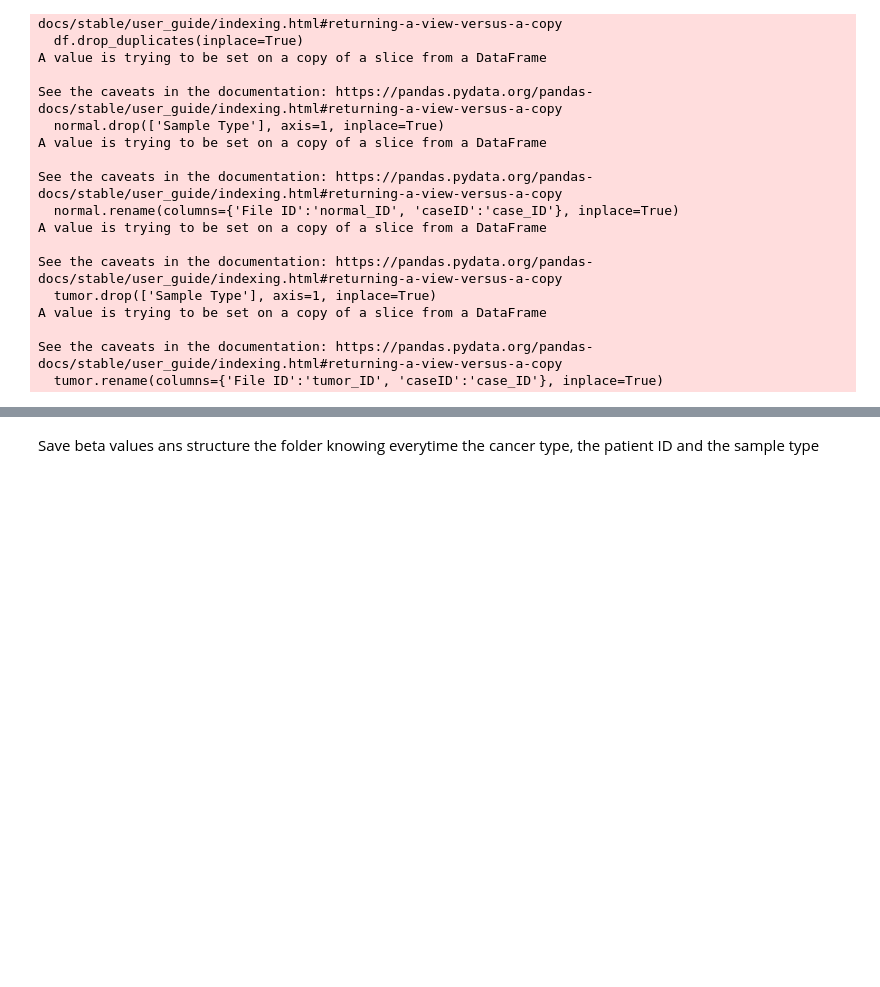
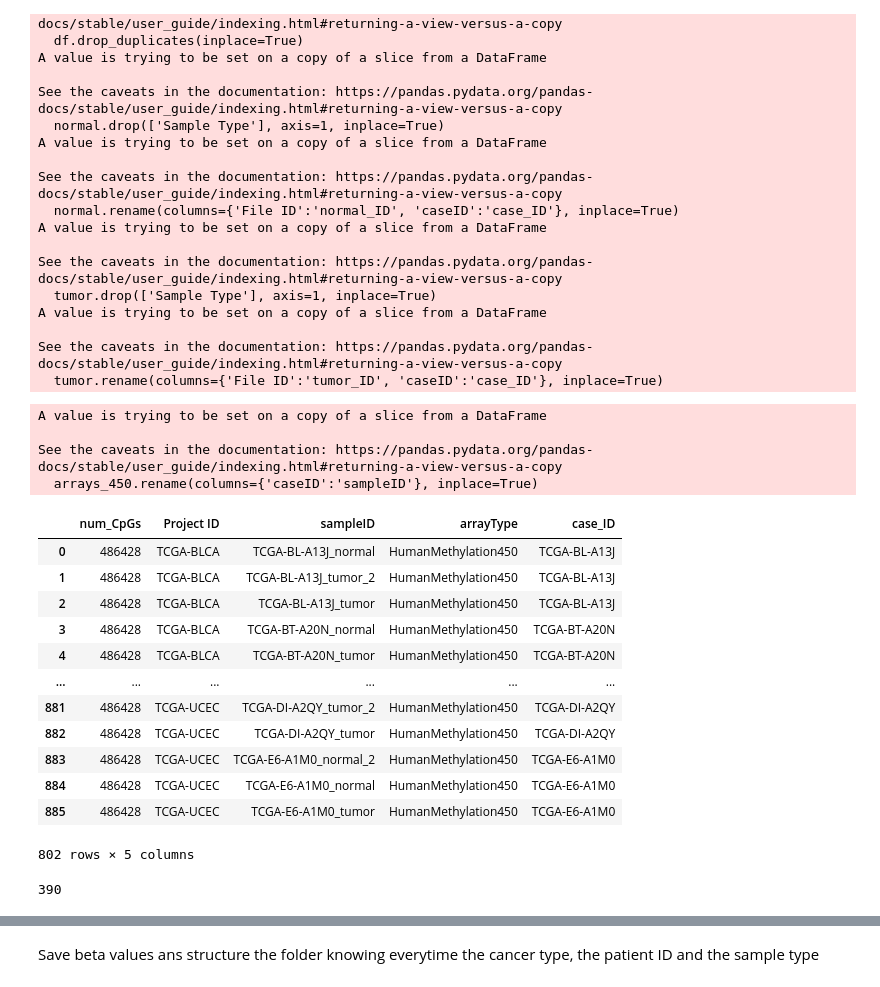
Before and after one commit to MartaEspinosa/TCGAmethylation, a Jupyter notebook: 0_preprocessing.ipynb, the cells around one changed output, grey strips where cells are left out. Cells and saved outputs as stored; diff of their text form; code cells hidden in the pictures; blank space fills up the shorter version.

```diff
--- a/0_preprocessing.ipynb
+++ b/0_preprocessing.ipynb
@@ -67,3 +68,46 @@ A value is trying to be set on a copy of a slice from a DataFrame
 
 See the caveats in the documentation: https://pandas.pydata.org/pandas-docs/stable/user_guide/indexing.html#returning-a-view-versus-a-copy
   tumor.rename(columns={'File ID':'tumor_ID', 'caseID':'case_ID'}, inplace=True)
+# %%
+# now only with 450K
+patients_input = pd.read_csv(os.path.join(GENERAL,PROJECT,"results/patients.csv"))
+arrays = pd.read_csv(os.path.join(GENERAL,PROJECT,"results/array_Type.csv"), sep="\t")
+arrays['case_ID'] = arrays['caseID'].str.split("_", expand=True)[0]
+arrays_450 = arrays[arrays['arrayType'] == "HumanMethylation450"]
+arrays_450.rename(columns={'caseID':'sampleID'}, inplace=True)
+arrays_450.to_csv(os.path.join(GENERAL,PROJECT,"results/arrayType_450K.csv"))
+arrays_450
+# %% [output]
+A value is trying to be set on a copy of a slice from a DataFrame
+
+See the caveats in the documentation: https://pandas.pydata.org/pandas-docs/stable/user_guide/indexing.html#returning-a-view-versus-a-copy
+  arrays_450.rename(columns={'caseID':'sampleID'}, inplace=True)
+|  | num_CpGs | Project ID | sampleID | arrayType | case_ID |
+| 0 | 486428 | TCGA-BLCA | TCGA-BL-A13J_normal | HumanMethylation450 | TCGA-BL-A13J |
+| 1 | 486428 | TCGA-BLCA | TCGA-BL-A13J_tumor_2 | HumanMethylation450 | TCGA-BL-A13J |
+| 2 | 486428 | TCGA-BLCA | TCGA-BL-A13J_tumor | HumanMethylation450 | TCGA-BL-A13J |
+| 3 | 486428 | TCGA-BLCA | TCGA-BT-A20N_normal | HumanMethylation450 | TCGA-BT-A20N |
+| 4 | 486428 | TCGA-BLCA | TCGA-BT-A20N_tumor | HumanMethylation450 | TCGA-BT-A20N |
+| ... | ... | ... | ... | ... | ... |
+| 881 | 486428 | TCGA-UCEC | TCGA-DI-A2QY_tumor_2 | HumanMethylation450 | TCGA-DI-A2QY |
+| 882 | 486428 | TCGA-UCEC | TCGA-DI-A2QY_tumor | HumanMethylation450 | TCGA-DI-A2QY |
+| 883 | 486428 | TCGA-UCEC | TCGA-E6-A1M0_normal_2 | HumanMethylation450 | TCGA-E6-A1M0 |
+| 884 | 486428 | TCGA-UCEC | TCGA-E6-A1M0_normal | HumanMethylation450 | TCGA-E6-A1M0 |
+| 885 | 486428 | TCGA-UCEC | TCGA-E6-A1M0_tumor | HumanMethylation450 | TCGA-E6-A1M0 |
+802 rows × 5 columns
+# %%
+# Create the dictionary
+arrays_450_dictionary = {}
+for index, row in arrays_450.iterrows():
+    key = row['case_ID']
+    value = row['sampleID']
+    if key not in arrays_450_dictionary:
+        arrays_450_dictionary[key] = []
+    arrays_450_dictionary[key].append(value)
+
+print(len(arrays_450_dictionary))
+
+# keep only those that have more than 1 sample
+filtered_arrays_450_dictionary = {key: value for key, value in arrays_450_dictionary.items() if len(value) > 1}
+# %% [output]
+390
```
Also changed, not shown: parts of 7 cells of this notebook, 4 other files.
